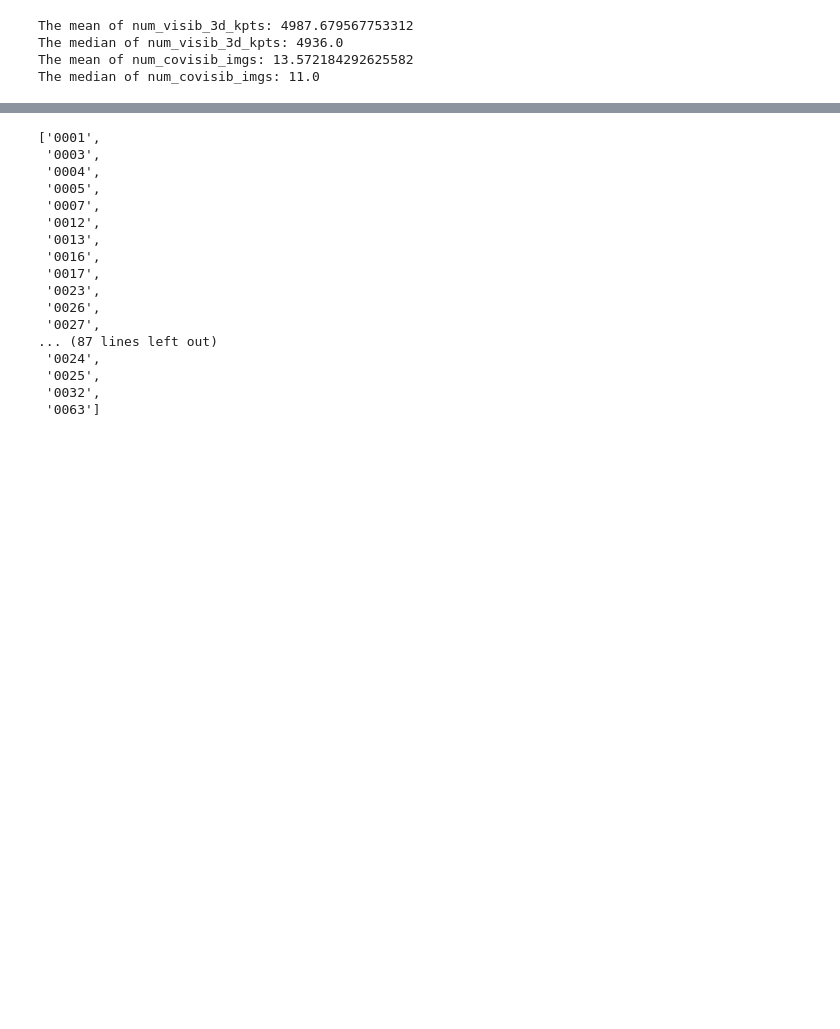
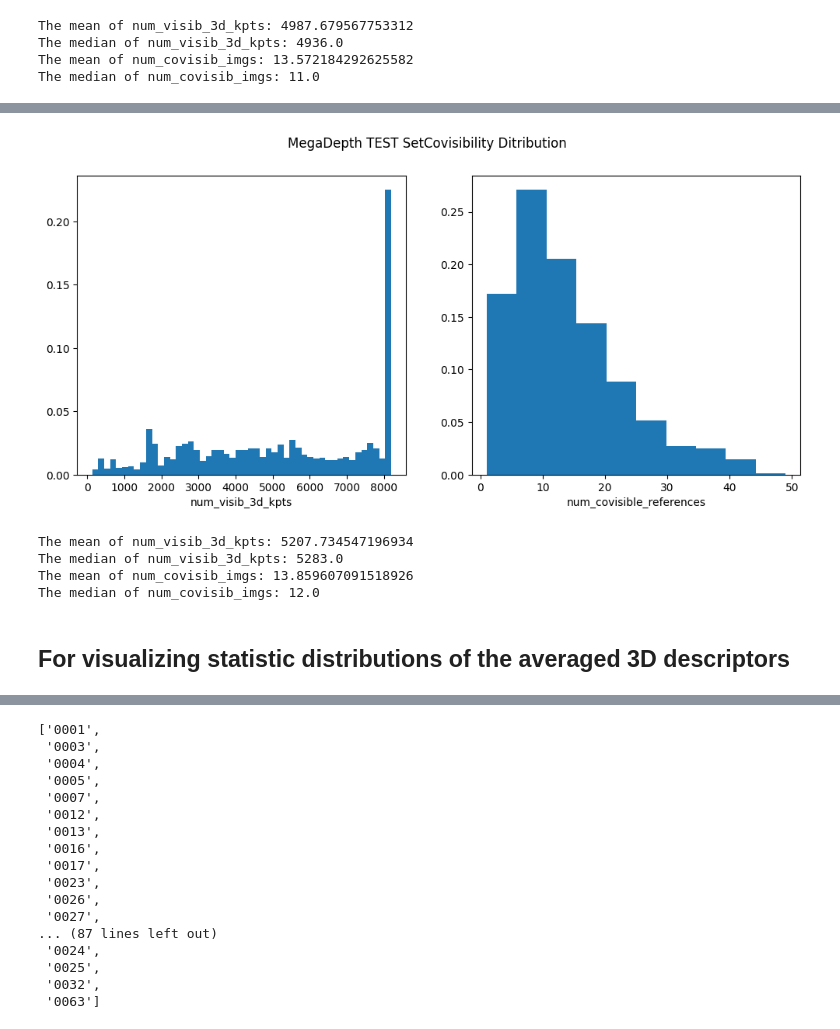
Before and after one commit to Jia0603/3d-2d-Matching-, a Jupyter notebook: file_writing_and_debugging.ipynb, the cells around one changed output, grey strips where cells are left out. Cells and saved outputs as stored; diff of their text form; code cells hidden in the pictures; blank space fills up the shorter version.

```diff
--- a/file_writing_and_debugging.ipynb
+++ b/file_writing_and_debugging.ipynb
@@ -63,0 +108,20 @@ The median of num_covisib_imgs: 11.0
+# %%
+# compute megadepth TEST SET num_visible 3d distribution, num_ref_image ditribution
+mega_num_visib_3d, mega_num_refs = [], []
+for scene in test_scene_names:
+    cur_megadepth_covisib_path = megadepth_covisib_path_all_scenes / scene / "covisibility_results.pkl"
+    with open(cur_megadepth_covisib_path, "rb") as f:
+        scene_results = pickle.load(f)
+    scene_imgs = [img for img in scene_results.keys()]
+    for img in scene_imgs:
+        mega_num_visib_3d.append(len(scene_results[img]["unique_points"]))
+        mega_num_refs.append(len(scene_results[img]["unique_images"]))
+visualize_covisib_distribution(mega_num_visib_3d, mega_num_refs, "MegaDepth TEST SetCovisibility Ditribution")
+# %% [output]
+[figure, added]
+The mean of num_visib_3d_kpts: 5207.734547196934
+The median of num_visib_3d_kpts: 5283.0
+The mean of num_covisib_imgs: 13.859607091518926
+The median of num_covisib_imgs: 12.0
+# %% [markdown]
+## For visualizing statistic distributions of the averaged 3D descriptors
```
Also changed, not shown: parts of 10 cells of this notebook, 1 other file.
